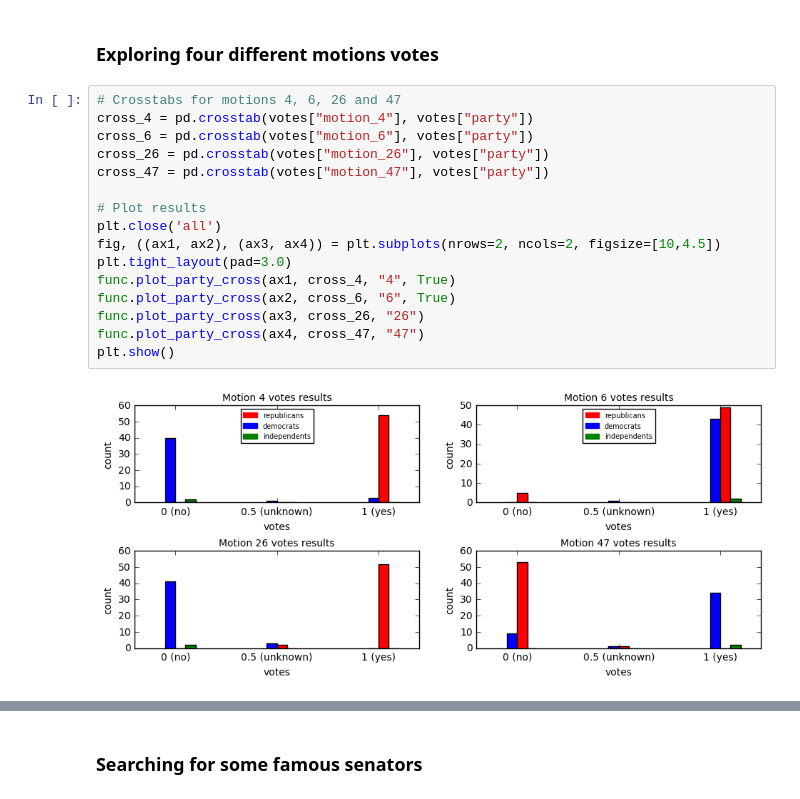
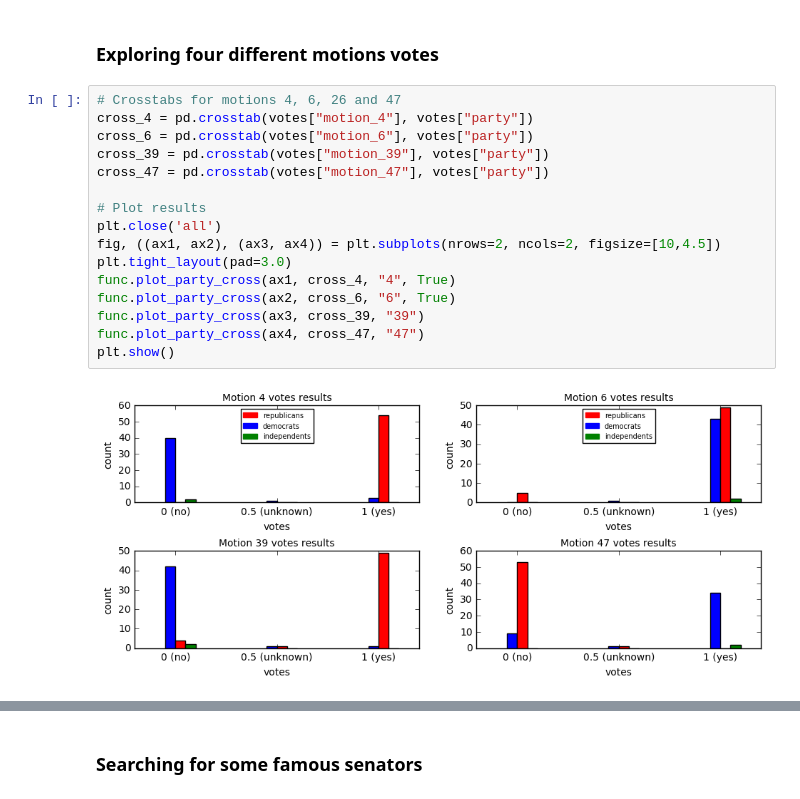
Before and after one commit to tvienne/politics_clustering, a Jupyter notebook: politics_clustering/clustering.ipynb, the cells around one changed output, grey strips where cells are left out. Drawn from its saved outputs; the diff is of its cells as text.

```diff
--- a/politics_clustering/clustering.ipynb
+++ b/politics_clustering/clustering.ipynb
@@ -122,20 +130,20 @@ There are 3 politic partys in the 114th senatorial congress :
 # %%
 # Crosstabs for motions 4, 6, 26 and 47
 cross_4 = pd.crosstab(votes["motion_4"], votes["party"])
 cross_6 = pd.crosstab(votes["motion_6"], votes["party"])
-cross_26 = pd.crosstab(votes["motion_26"], votes["party"])
+cross_39 = pd.crosstab(votes["motion_39"], votes["party"])
 cross_47 = pd.crosstab(votes["motion_47"], votes["party"])
 
 # Plot results
 plt.close('all')
 fig, ((ax1, ax2), (ax3, ax4)) = plt.subplots(nrows=2, ncols=2, figsize=[10,4.5])
 plt.tight_layout(pad=3.0)
 func.plot_party_cross(ax1, cross_4, "4", True)
 func.plot_party_cross(ax2, cross_6, "6", True)
-func.plot_party_cross(ax3, cross_26, "26")
+func.plot_party_cross(ax3, cross_39, "39")
 func.plot_party_cross(ax4, cross_47, "47")
 plt.show()
 # %% [output]
-[figure, old version]
+[figure, new version]
 # %% [markdown]
 <h3> Searching and remove absent senators </h3><br/>
```
Also changed, not shown: parts of 30 cells of this notebook, 1 other file.
